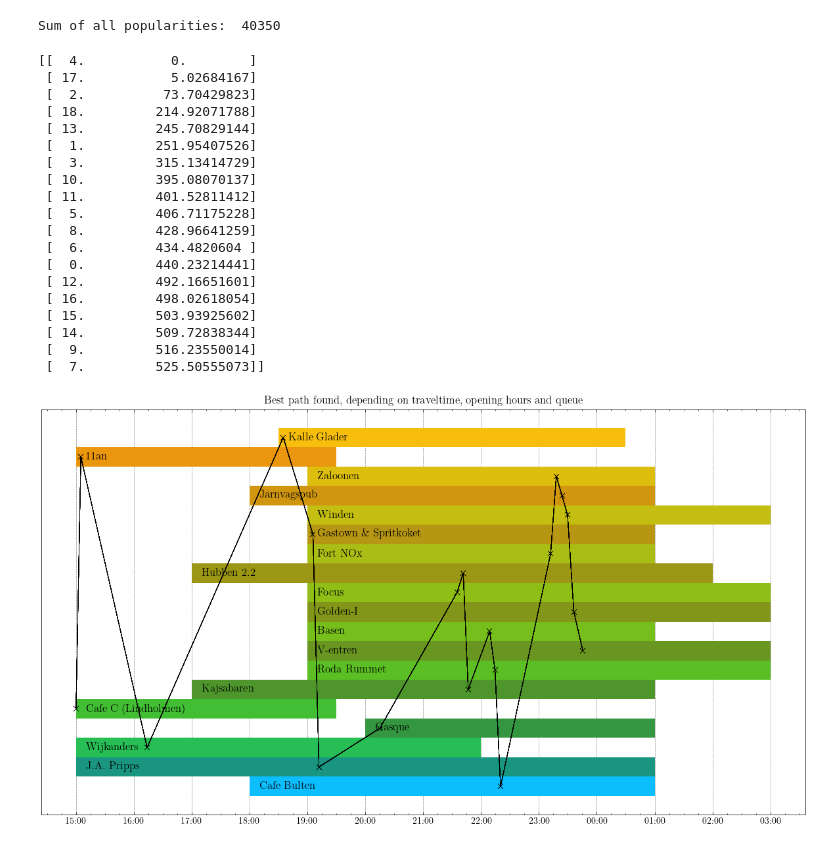
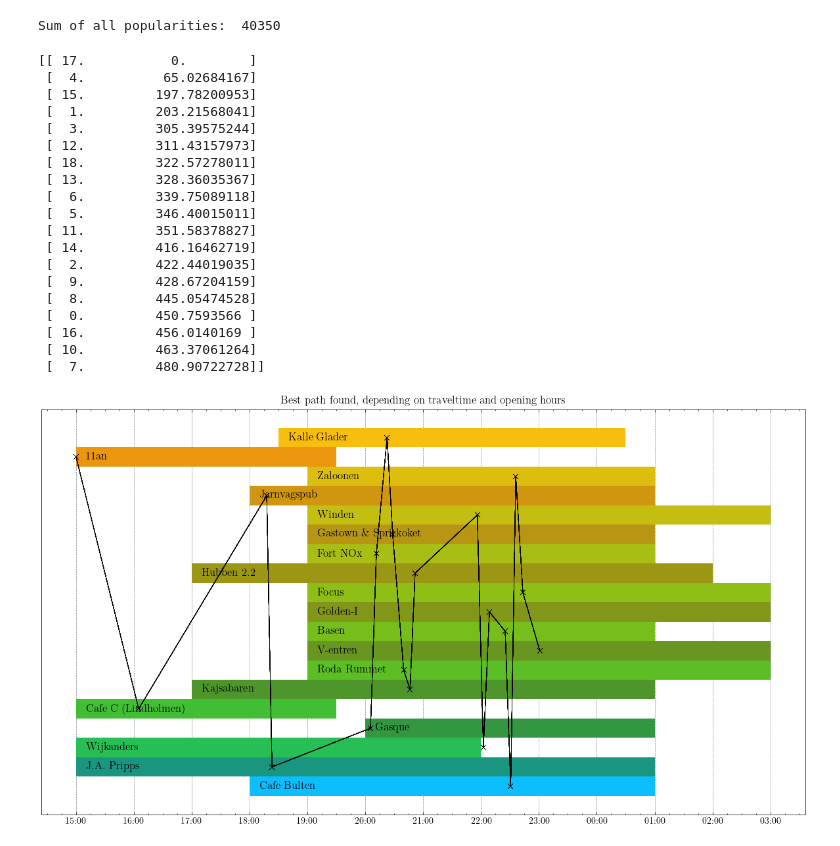
Before and after one commit to FelixWaldschock/Chalmers_FFR120_PubCrawl, a Jupyter notebook: ClosingTimes_implemented/Plotting_Results.ipynb, the cells around one changed output. Drawn from its saved outputs; the diff is of its cells as text; code cells hidden in the pictures.

Commit message:
various updates on plots

```diff
--- a/ClosingTimes_implemented/Plotting_Results.ipynb
+++ b/ClosingTimes_implemented/Plotting_Results.ipynb
@@ -73,54 +73,54 @@ for p in Pubs:
     # use different color for each pub
     # plot the opening times
     ax.broken_barh([(p.openingTime, p.closingTime - p.openingTime)], (p.pubID, 1), facecolors=[i*r/255,g/255,b/i/255])
     ax.plot(x, y, marker='x', markeredgecolor='black', markeredgewidth=0.1, linestyle='-', color='black', linewidth=0.5)
     # place a text with the pubName
 
     # label the bars on the y-axis with their name which comes as a string pubName
     # make it bolt and italic
 
     ax.text(p.openingTime +10, p.pubID + .5, p.pubName, fontsize=12, fontstyle='oblique', verticalalignment='center', horizontalalignment='left', color='black')
     #ax.text(p.openingTime + 15, p.pubID + .5, p.pubName, verticalalignment='center', horizontalalignment='left', color='black', usetex = True)
 
     # ax.text(p.openingTime + 15, p.pubID + .5, p.pubName, style='italic', fontsize=8,
     #     bbox={'facecolor': 'white', 'alpha': 0.5, 'pad': 10})
 
 
 
 
 
 # change xticks such that 0 equals 15:00, 60 equals 16:00 etc. do it until 780 equal 03:00
 plt.xticks(np.arange(0, 780, 60), ('15:00', '16:00', '17:00', '18:00', '19:00', '20:00', '21:00','22:00','23:00','00:00','01:00','02:00','03:00'))
 
 
 plt.yticks([])
-plt.title('Best path found, depending on traveltime, opening hours and queue')
+plt.title('Best path found, depending on traveltime and opening hours')
 plt.grid('on')
 
 # save the figure
 plt.savefig('Queue_BestPath.svg', format='svg')
 plt.show()
 # %% [output]
-[[  4.           0.        ]
- [ 17.           5.02684167]
- [  2.          73.70429823]
- [ 18.         214.92071788]
- [ 13.         245.70829144]
- [  1.         251.95407526]
- [  3.         315.13414729]
- [ 10.         395.08070137]
- [ 11.         401.52811412]
- [  5.         406.71175228]
- [  8.         428.96641259]
- [  6.         434.4820604 ]
- [  0.         440.23214441]
- [ 12.         492.16651601]
- [ 16.         498.02618054]
- [ 15.         503.93925602]
- [ 14.         509.72838344]
- [  9.         516.23550014]
- [  7.         525.50555073]]
+[[ 17.           0.        ]
+ [  4.          65.02684167]
+ [ 15.         197.78200953]
+ [  1.         203.21568041]
+ [  3.         305.39575244]
+ [ 12.         311.43157973]
+ [ 18.         322.57278011]
+ [ 13.         328.36035367]
+ [  6.         339.75089118]
+ [  5.         346.40015011]
+ [ 11.         351.58378827]
+ [ 14.         416.16462719]
+ [  2.         422.44019035]
+ [  9.         428.67204159]
+ [  8.         445.05474528]
+ [  0.         450.7593566 ]
+ [ 16.         456.0140169 ]
+ [ 10.         463.37061264]
+ [  7.         480.90722728]]
-[figure, old version]
+[figure, new version]
 # %%
 # scatter plot to show the trajectory of the best ant over time, x-> time y-> pubID
 fig, ax = plt.subplots(figsize=(10, 10))
```
Also changed, not shown: parts of 1 cell of this notebook, 23 other files.
